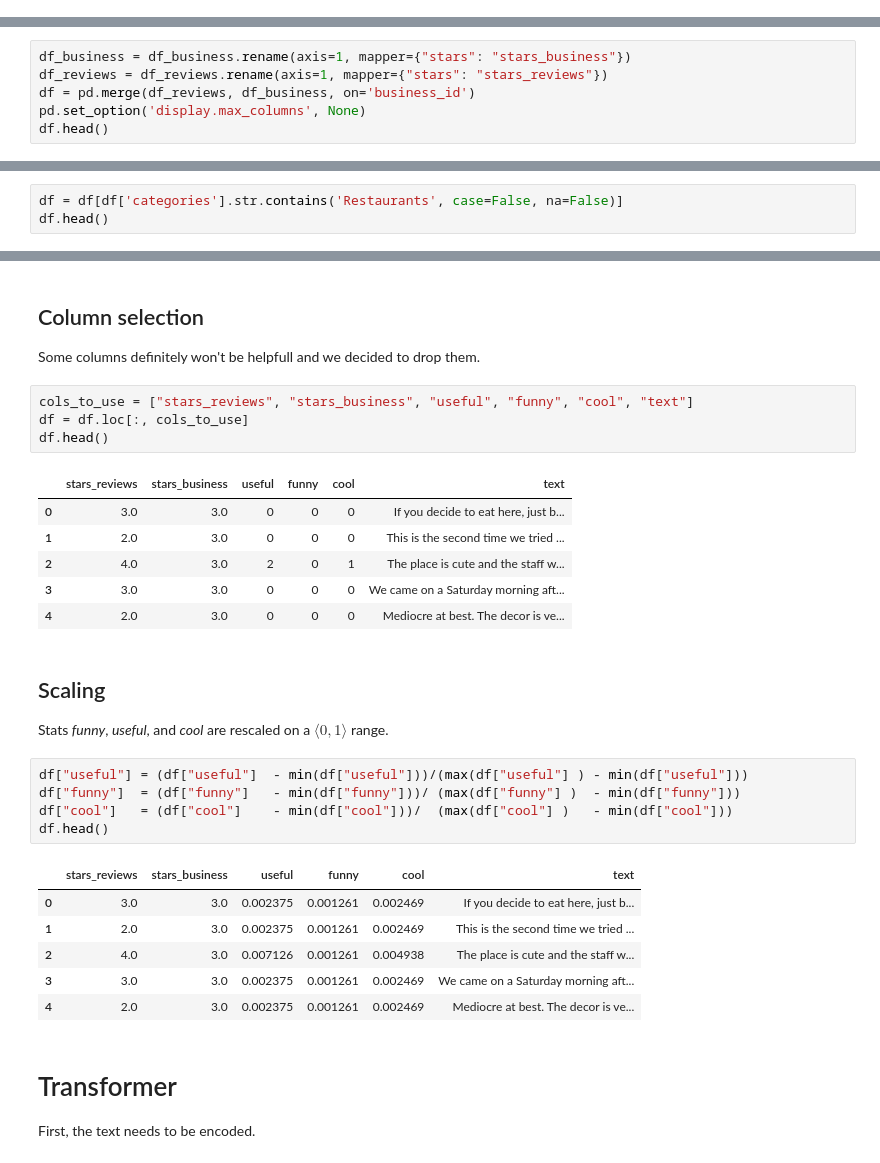
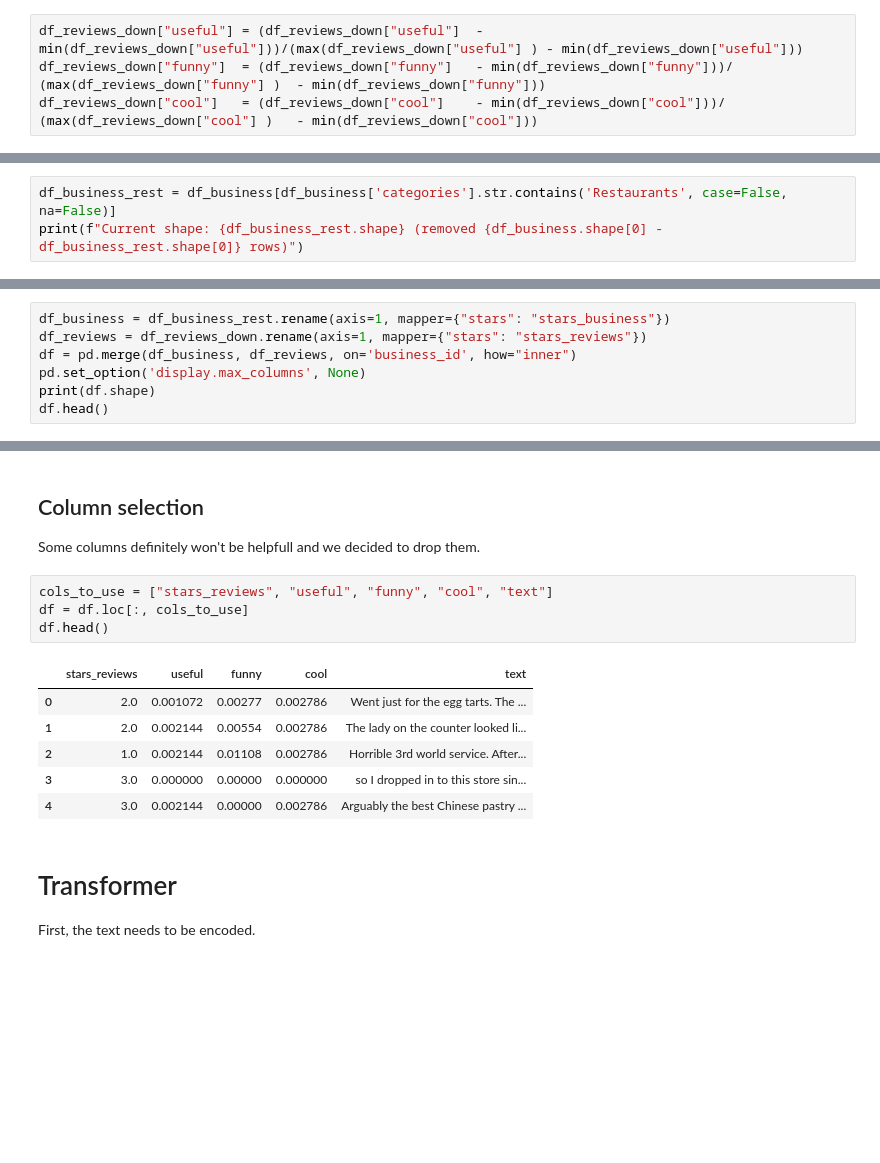
Before and after one commit to balooooooooo/text-analytics-2-coursework, a Jupyter notebook: model-creation.ipynb, the cells around one changed output, grey strips where cells are left out. Saved outputs shown, nothing was run; the diff lists cells and outputs as text; blank space fills up the shorter version.

```diff
--- a/model-creation.ipynb
+++ b/model-creation.ipynb
@@ -24,0 +70,4 @@ df_reviews.head()
+# %%
+df_reviews_down["useful"] = (df_reviews_down["useful"]  - min(df_reviews_down["useful"]))/(max(df_reviews_down["useful"] ) - min(df_reviews_down["useful"]))
+df_reviews_down["funny"]  = (df_reviews_down["funny"]   - min(df_reviews_down["funny"]))/ (max(df_reviews_down["funny"] )  - min(df_reviews_down["funny"]))
+df_reviews_down["cool"]   = (df_reviews_down["cool"]    - min(df_reviews_down["cool"]))/  (max(df_reviews_down["cool"] )   - min(df_reviews_down["cool"]))
@@ -37,0 +91,3 @@ df_business.head()
+# %%
+df_business_rest = df_business[df_business['categories'].str.contains('Restaurants', case=False, na=False)]
+print(f"Current shape: {df_business_rest.shape} (removed {df_business.shape[0] - df_business_rest.shape[0]} rows)")
@@ -40,9 +98,10 @@ df_business.head()
 
 To get a complete overview of the data, tables are joined by the *business_id* and the variable *stars* is renamed.
 # %%
-df_business = df_business.rename(axis=1, mapper={"stars": "stars_business"})
-df_reviews = df_reviews.rename(axis=1, mapper={"stars": "stars_reviews"})
-df = pd.merge(df_reviews, df_business, on='business_id')
+df_business = df_business_rest.rename(axis=1, mapper={"stars": "stars_business"})
+df_reviews = df_reviews_down.rename(axis=1, mapper={"stars": "stars_reviews"})
+df = pd.merge(df_business, df_reviews, on='business_id', how="inner")
 pd.set_option('display.max_columns', None)
+print(df.shape)
 df.head()
 # %% [output]
@@ -59,3 +114,0 @@ Because the reviews can be for other things than restaurants, only relevant revi
-# %%
-df = df[df['categories'].str.contains('Restaurants', case=False, na=False)]
-df.head()
@@ -71,32 +117,16 @@ df.head()
 
 Some columns definitely won't be helpfull and we decided to drop them.
 # %%
-cols_to_use = ["stars_reviews", "stars_business", "useful", "funny", "cool", "text"]
+cols_to_use = ["stars_reviews", "useful", "funny", "cool", "text"]
 df = df.loc[:, cols_to_use]
 df.head()
 # %% [output]
-|  | stars_reviews | stars_business | useful | funny | cool | text |
-| 0 | 3.0 | 3.0 | 0 | 0 | 0 | If you decide to eat here, just b... |
-| 1 | 2.0 | 3.0 | 0 | 0 | 0 | This is the second time we tried ... |
-| 2 | 4.0 | 3.0 | 2 | 0 | 1 | The place is cute and the staff w... |
-| 3 | 3.0 | 3.0 | 0 | 0 | 0 | We came on a Saturday morning aft... |
-| 4 | 2.0 | 3.0 | 0 | 0 | 0 | Mediocre at best. The decor is ve... |
+|  | stars_reviews | useful | funny | cool | text |
+| 0 | 2.0 | 0.001072 | 0.00277 | 0.002786 | Went just for the egg tarts. The ... |
+| 1 | 2.0 | 0.002144 | 0.00554 | 0.002786 | The lady on the counter looked li... |
+| 2 | 1.0 | 0.002144 | 0.01108 | 0.002786 | Horrible 3rd world service. After... |
+| 3 | 3.0 | 0.000000 | 0.00000 | 0.000000 | so I dropped in to this store sin... |
+| 4 | 3.0 | 0.002144 | 0.00000 | 0.002786 | Arguably the best Chinese pastry ... |
-# %% [markdown]
-## Scaling
-
-Stats *funny*, *useful*, and *cool* are rescaled on a $\langle 0,1 \rangle$ range.
-# %%
-df["useful"] = (df["useful"]  - min(df["useful"]))/(max(df["useful"] ) - min(df["useful"]))
-df["funny"]  = (df["funny"]   - min(df["funny"]))/ (max(df["funny"] )  - min(df["funny"]))
-df["cool"]   = (df["cool"]    - min(df["cool"]))/  (max(df["cool"] )   - min(df["cool"]))
-df.head()
-# %% [output]
-|  | stars_reviews | stars_business | useful | funny | cool | text |
-| 0 | 3.0 | 3.0 | 0.002375 | 0.001261 | 0.002469 | If you decide to eat here, just b... |
-| 1 | 2.0 | 3.0 | 0.002375 | 0.001261 | 0.002469 | This is the second time we tried ... |
-| 2 | 4.0 | 3.0 | 0.007126 | 0.001261 | 0.004938 | The place is cute and the staff w... |
-| 3 | 3.0 | 3.0 | 0.002375 | 0.001261 | 0.002469 | We came on a Saturday morning aft... |
-| 4 | 2.0 | 3.0 | 0.002375 | 0.001261 | 0.002469 | Mediocre at best. The decor is ve... |
 # %% [markdown]
 # Transformer
 
```
Also changed, not shown: parts of 24 cells of this notebook.
